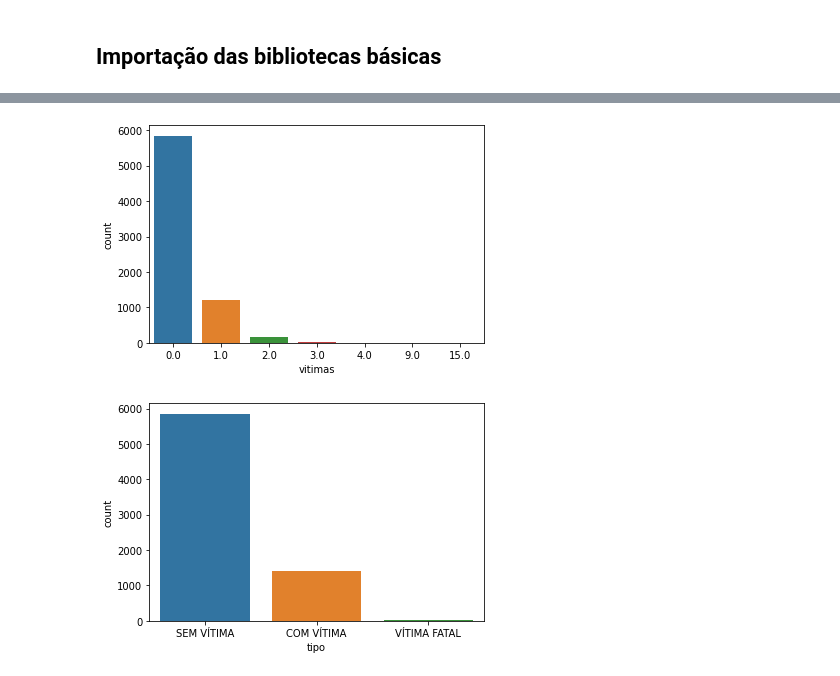
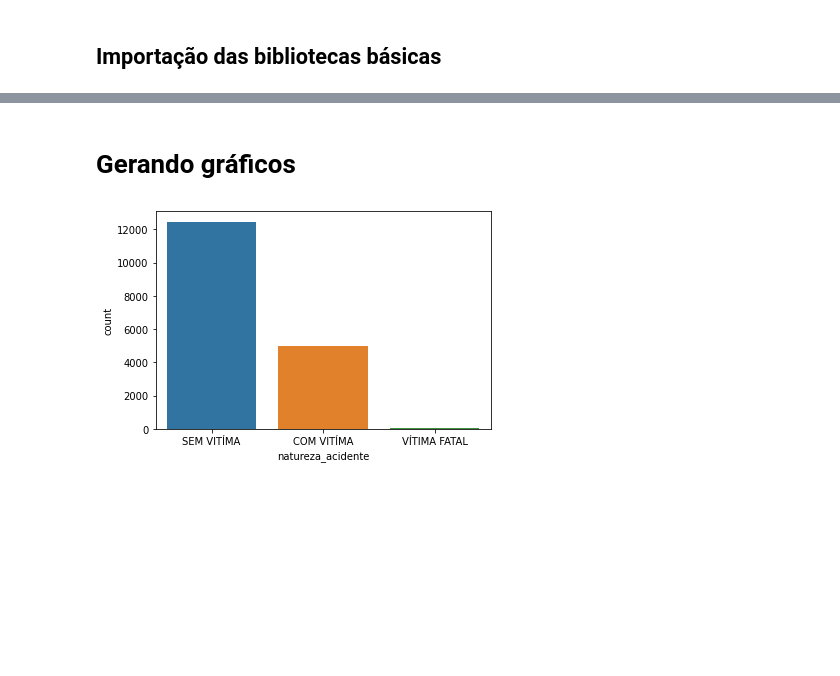
Before and after one commit to juliathemelo/machine_learning_random_forest_classifier, a Jupyter notebook: projeto3_pygil.ipynb, the cells around one changed output, grey strips where cells are left out. Cells and saved outputs as stored; diff of their text form; code cells hidden in the pictures; blank space fills up the shorter version.

```diff
--- a/projeto3_pygil.ipynb
+++ b/projeto3_pygil.ipynb
@@ -52,9 +35,7 @@ dados_rec.head(30)
+# %% [markdown]
+# **Gerando gráficos**
 # %%
-sns.countplot(x = dados_rec['vitimas']);
+sns.countplot(x = df['natureza_acidente']);
 # %% [output]
-[figure, old version]
+[figure, new version]
-# %%
-sns.countplot(x = dados_rec['tipo']);
-# %% [output]
-[figure, removed]
 # %%
```
Also changed, not shown: parts of 83 cells of this notebook.
